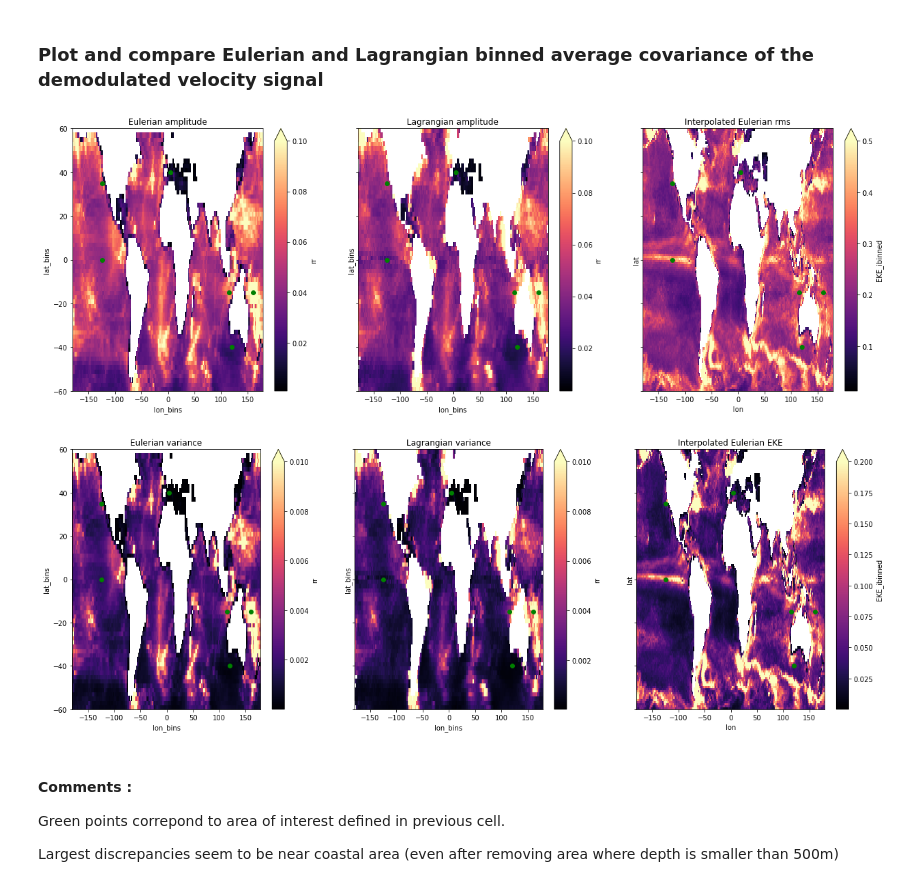
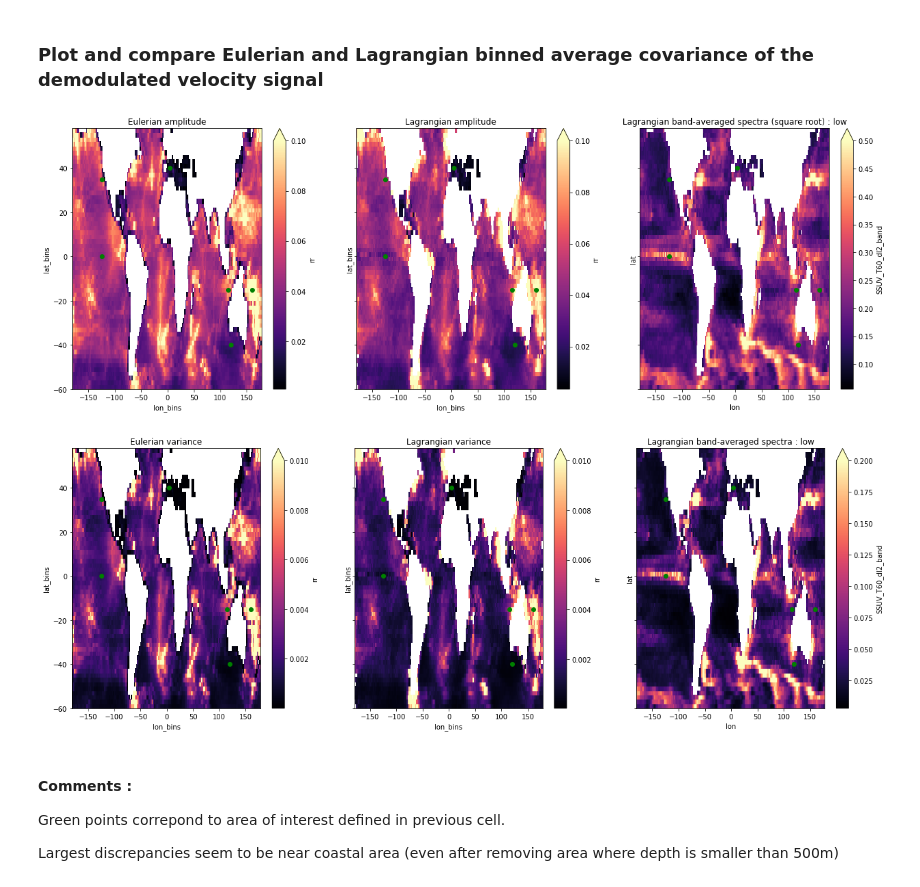
Before and after one commit to zcasparco/equinox_phd, a Jupyter notebook: llc4320/EL_cov_binned.ipynb, the cells around one changed output. Saved outputs shown, nothing was run; the diff lists cells and outputs as text; code cells hidden in the pictures.

```diff
--- a/llc4320/EL_cov_binned.ipynb
+++ b/llc4320/EL_cov_binned.ipynb
@@ -39,7 +39,8 @@ dsE_dl1 = xr.open_dataset(path+'binned_Ecov_dl1.nc') # Eulerian SSU, 1° bins
 dsL_vv = xr.open_dataset(path+'binned_Lcov_vv.nc') # Lagrangian SSV, 2° bins
 
 #SSUV spectra
-E_SSUV = xr.open_dataset(path+'/SSUV.nc') #Eulerian
+E_SSUV = xr.open_dataset(path+'/E_SSUV.nc') #Eulerian
+L_SSUV = xr.open_dataset(path+'/L_SSUV.nc') #Lagrangian
 # %%
 #Mean field
 dsL_stats = xr.open_zarr(path+'L_dl1.0_stats.zarr')
@@ -61,34 +62,38 @@ dsE_dl1 = dsE_dl1.where(dsE_dl1.rr!=0)
 # %%
 %matplotlib inline
 cmap = 'magma'
 fig,axs = plt.subplots(1,3,figsize=(21,7),sharey=True)
 np.sqrt(dsE.isel(lags=0).rr).plot(ax=axs[0],vmax=0.1,cmap=cmap,y='lat_bins')
 axs[0].set_title('Eulerian amplitude')
 np.sqrt(dsL.isel(lags=0).rr).plot(ax=axs[1],vmax=0.1,cmap=cmap,y='lat_bins')
 axs[1].set_title('Lagrangian amplitude')
-np.sqrt(dsL_stats['EKE_ibinned']).sel(lat=slice(-60,60)).plot(y='lat',vmax=0.5,ax=axs[2],cmap=cmap)
-axs[2].set_title('Interpolated Eulerian rms')
+np.sqrt(L_SSUV['SSUV_T60_dl2_band'].sel(frequency_band='low')).plot(y='lat',cmap=cmap,vmax=0.5,ax=axs[2])
+#np.sqrt(dsL_stats['EKE_ibinned']).sel(lat=slice(-60,60)).plot(y='lat',vmax=0.5,ax=axs[2],cmap=cmap)
+axs[2].set_title('Lagrangian band-averaged spectra (square root) : low')
 for bbox in [bbox_cal,bbox_nwa,bbox_nea,bbox_swa,bbox_med,bbox_eq]:
     axs[0].scatter(bbox[0],bbox[1],c='g')
     axs[1].scatter(bbox[0],bbox[1],c='g')
     axs[2].scatter(bbox[0],bbox[1],c='g')
 #plt.show()
 
 fig,axs = plt.subplots(1,3,figsize=(21,7),sharey=True)
 (dsE.isel(lags=0).rr).plot(ax=axs[0],vmax=0.01,cmap=cmap,y='lat_bins')
 axs[0].set_title('Eulerian variance')
 (dsL.isel(lags=0).rr).plot(ax=axs[1],vmax=0.01,cmap=cmap,y='lat_bins')
 axs[1].set_title('Lagrangian variance')
-dsL_stats['EKE_ibinned'].sel(lat=slice(-60,60)).plot(y='lat',vmax=0.2,ax=axs[2],cmap=cmap)
-axs[2].set_title('Interpolated Eulerian EKE')
+(L_SSUV['SSUV_T60_dl2_band'].sel(frequency_band='low')).plot(y='lat',cmap=cmap,vmax=0.2,ax=axs[2])
+#np.sqrt(dsL_stats['EKE_ibinned']).sel(lat=slice(-60,60)).plot(y='lat',vmax=0.5,ax=axs[2],cmap=cmap)
+axs[2].set_title('Lagrangian band-averaged spectra : low')
+#dsL_stats['EKE_ibinned'].sel(lat=slice(-60,60)).plot(y='lat',vmax=0.2,ax=axs[2],cmap=cmap)
+#axs[2].set_title('Interpolated Eulerian EKE')
 for bbox in [bbox_cal,bbox_nwa,bbox_nea,bbox_swa,bbox_med,bbox_eq]:
     axs[0].scatter(bbox[0],bbox[1],c='g')
     axs[1].scatter(bbox[0],bbox[1],c='g')
     axs[2].scatter(bbox[0],bbox[1],c='g')
 #plt.show()
 # %% [output]
-[figure, old version]
+[figure, new version]
-[figure, old version]
+[figure, new version]
 # %% [markdown]
 #### Comments :
 Green points correpond to area of interest defined in previous cell.
```
Also changed, not shown: parts of 13 cells of this notebook.
